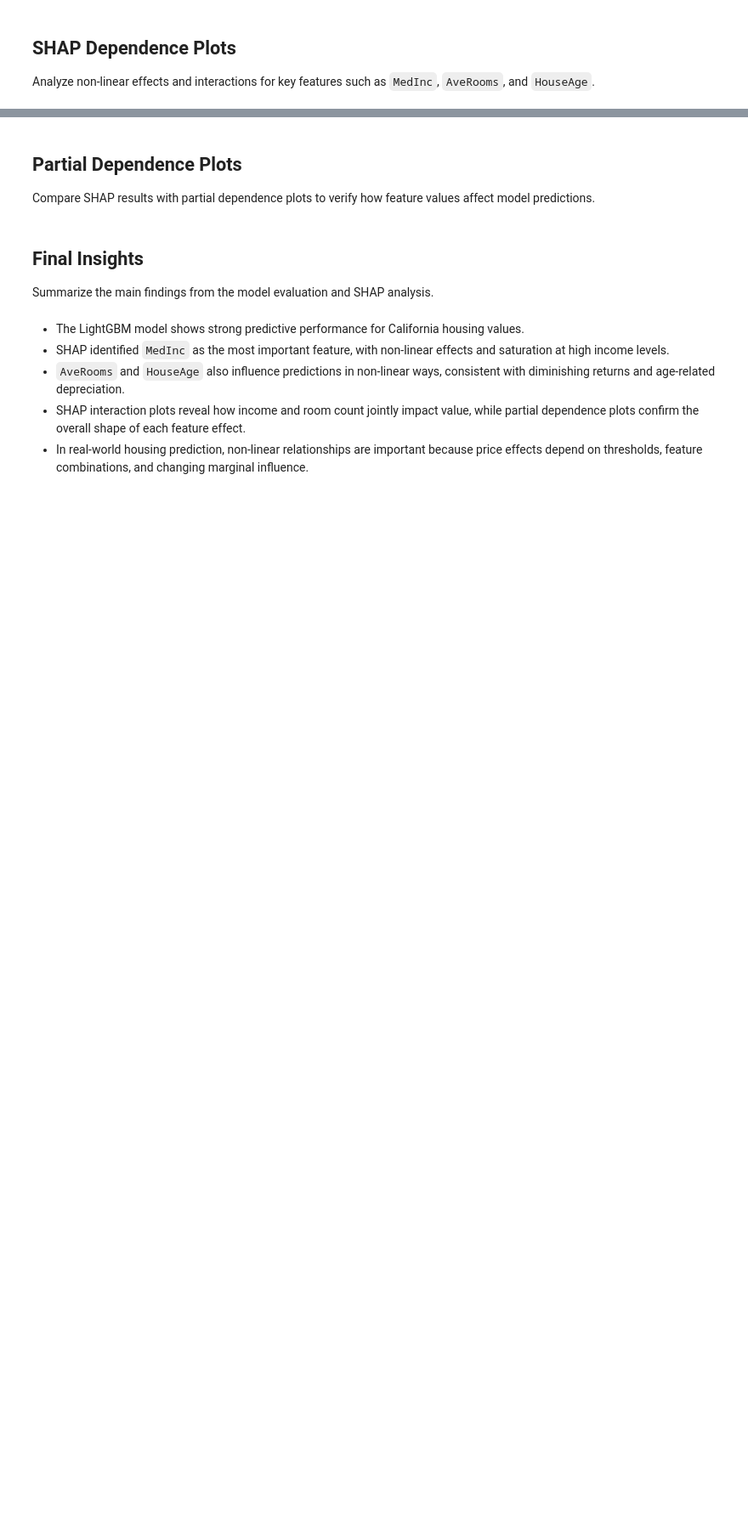
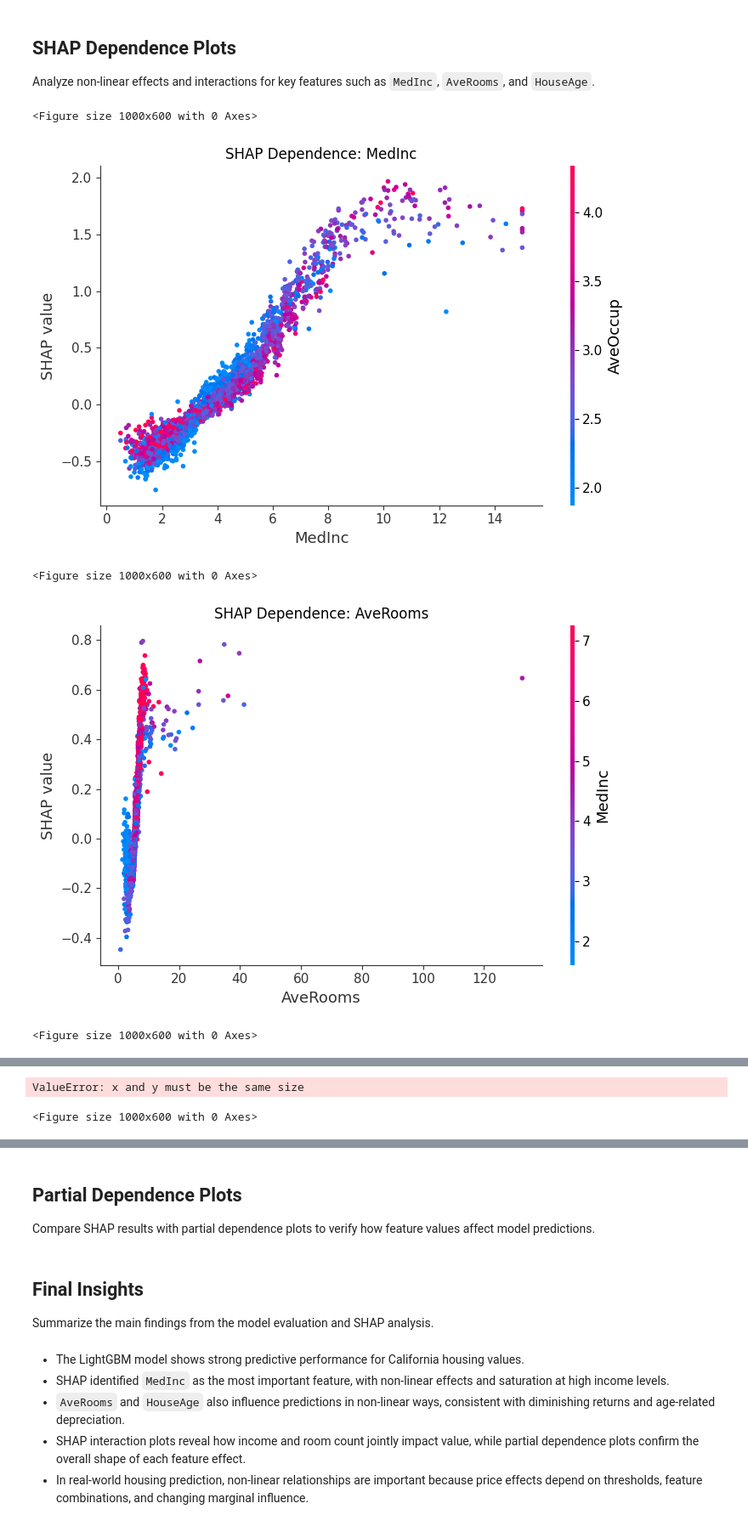
Before and after one commit to aaryan-r-dubey/california-housing-shap-analysis, a Jupyter notebook: regression_lgbm_shap.ipynb, the cells around one changed output, grey strips where cells are left out. Shown at 85% size. Cells and saved outputs as stored; diff of their text form; code cells hidden in the pictures; blank space fills up the shorter version.

```diff
--- a/regression_lgbm_shap.ipynb
+++ b/regression_lgbm_shap.ipynb
@@ -116,32 +221,37 @@ Analyze non-linear effects and interactions for key features such as `MedInc`, `
 # %%
 plt.figure(figsize=(10, 6))
 shap.dependence_plot('MedInc', shap_values.values, X_test, show=False)
 plt.title('SHAP Dependence: MedInc')
 plt.xlabel('MedInc')
 plt.ylabel('SHAP value')
 plt.tight_layout()
 plt.show()
 
 plt.figure(figsize=(10, 6))
 shap.dependence_plot('AveRooms', shap_values.values, X_test, show=False)
 plt.title('SHAP Dependence: AveRooms')
 plt.xlabel('AveRooms')
 plt.ylabel('SHAP value')
 plt.tight_layout()
 plt.show()
 
 plt.figure(figsize=(10, 6))
 shap.dependence_plot('HouseAge', shap_values.values, X_test, show=False)
 plt.title('SHAP Dependence: HouseAge')
 plt.xlabel('HouseAge')
 plt.ylabel('SHAP value')
 plt.tight_layout()
 plt.show()
 
-plt.figure(figsize=(10, 6))
-shap.dependence_plot('MedInc', interaction_values, X_test, interaction_index='AveRooms', show=False)
+shap.dependence_plot('MedInc', shap_values.values, X_test, interaction_index='AveRooms', show=False)
 plt.title('SHAP Interaction: MedInc vs AveRooms')
 plt.xlabel('MedInc')
 plt.ylabel('SHAP value')
 plt.tight_layout()
 plt.show()
+# %% [output]
+<Figure size 1000x600 with 0 Axes>
+[figure, added]
+<Figure size 1000x600 with 0 Axes>
+[figure, added]
+<Figure size 1000x600 with 0 Axes>
@@ -147,0 +259,2 @@ plt.show()
+ValueError: x and y must be the same size
+<Figure size 1000x600 with 0 Axes>
```
Also changed, not shown: parts of 12 cells of this notebook.
